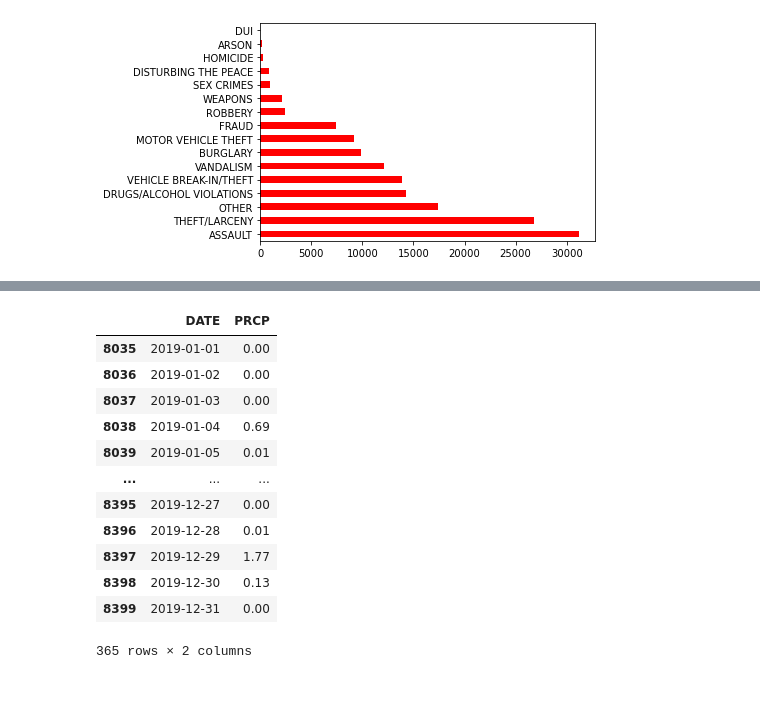
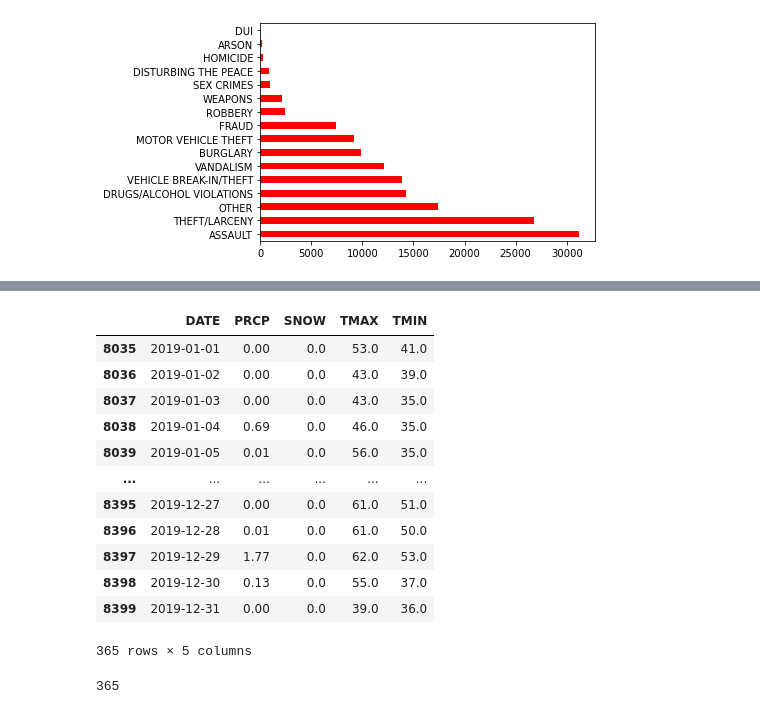
Before and after one commit to dfreeman500/CL-Python2, a Jupyter notebook: Project/crime-weather.ipynb, the cells around one changed output, grey strips where cells are left out. Cells and saved outputs as stored; diff of their text form; code cells hidden in the pictures.

```diff
--- a/Project/crime-weather.ipynb
+++ b/Project/crime-weather.ipynb
@@ -86,17 +83,17 @@ Name: DATE, Length: 8806, dtype: object
 # %%
-date_crime_count_df = louisville_weather[['DATE','PRCP']].iloc[8035:8400]
+date_crime_count_df = louisville_weather[['DATE','PRCP','SNOW','TMAX','TMIN']].iloc[8035:8400]
 date_crime_count_df
 # %% [output]
-|  | DATE | PRCP |
-| 8035 | 2019-01-01 | 0.00 |
-| 8036 | 2019-01-02 | 0.00 |
-| 8037 | 2019-01-03 | 0.00 |
-| 8038 | 2019-01-04 | 0.69 |
-| 8039 | 2019-01-05 | 0.01 |
-| ... | ... | ... |
-| 8395 | 2019-12-27 | 0.00 |
-| 8396 | 2019-12-28 | 0.01 |
-| 8397 | 2019-12-29 | 1.77 |
-| 8398 | 2019-12-30 | 0.13 |
-| 8399 | 2019-12-31 | 0.00 |
+|  | DATE | PRCP | SNOW | TMAX | TMIN |
+| 8035 | 2019-01-01 | 0.00 | 0.0 | 53.0 | 41.0 |
+| 8036 | 2019-01-02 | 0.00 | 0.0 | 43.0 | 39.0 |
+| 8037 | 2019-01-03 | 0.00 | 0.0 | 43.0 | 35.0 |
+| 8038 | 2019-01-04 | 0.69 | 0.0 | 46.0 | 35.0 |
+| 8039 | 2019-01-05 | 0.01 | 0.0 | 56.0 | 35.0 |
+| ... | ... | ... | ... | ... | ... |
+| 8395 | 2019-12-27 | 0.00 | 0.0 | 61.0 | 51.0 |
+| 8396 | 2019-12-28 | 0.01 | 0.0 | 61.0 | 50.0 |
+| 8397 | 2019-12-29 | 1.77 | 0.0 | 62.0 | 53.0 |
+| 8398 | 2019-12-30 | 0.13 | 0.0 | 55.0 | 37.0 |
+| 8399 | 2019-12-31 | 0.00 | 0.0 | 39.0 | 36.0 |
-365 rows × 2 columns
+365 rows × 5 columns
@@ -111,0 +100,12 @@ for entry in date_crime_count_df['DATE']:
+# %%
+crime_series=[]
+assault_series=[]
+arson_series=[]
+for date in date_crime_count_df['DATE']:
+    new_crime_method.append((crime_2019['DATE_OCCURED_NOTIME']==date).sum())
+    assault_series.append(len(crime_2019[(crime_2019['CRIME_TYPE']=="ASSAULT") & (crime_2019['DATE_OCCURED_NOTIME']==date)]))
+    arson_series.append(len(crime_2019[(crime_2019['CRIME_TYPE']=="ARSON") & (crime_2019['DATE_OCCURED_NOTIME']==date)]))
+
+print(len(arson_series))
+# %% [output]
+365
```
Also changed, not shown: parts of 12 cells of this notebook.
